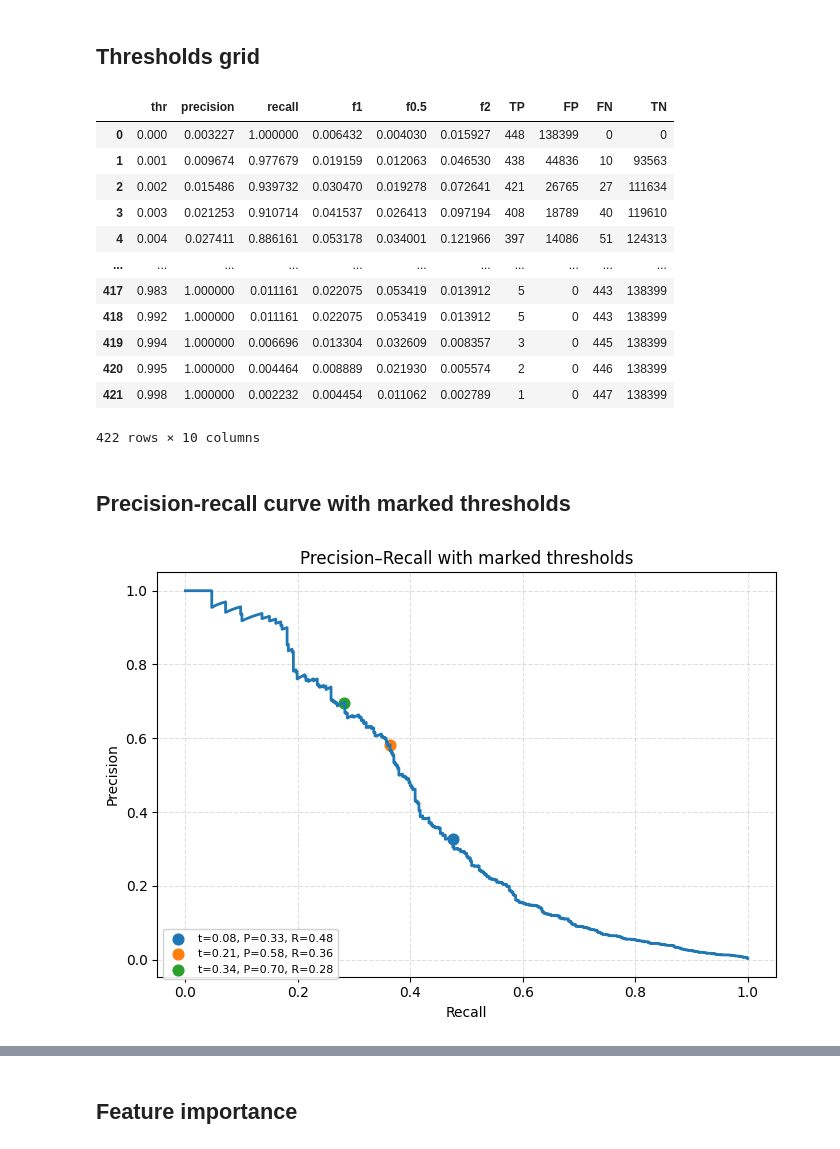
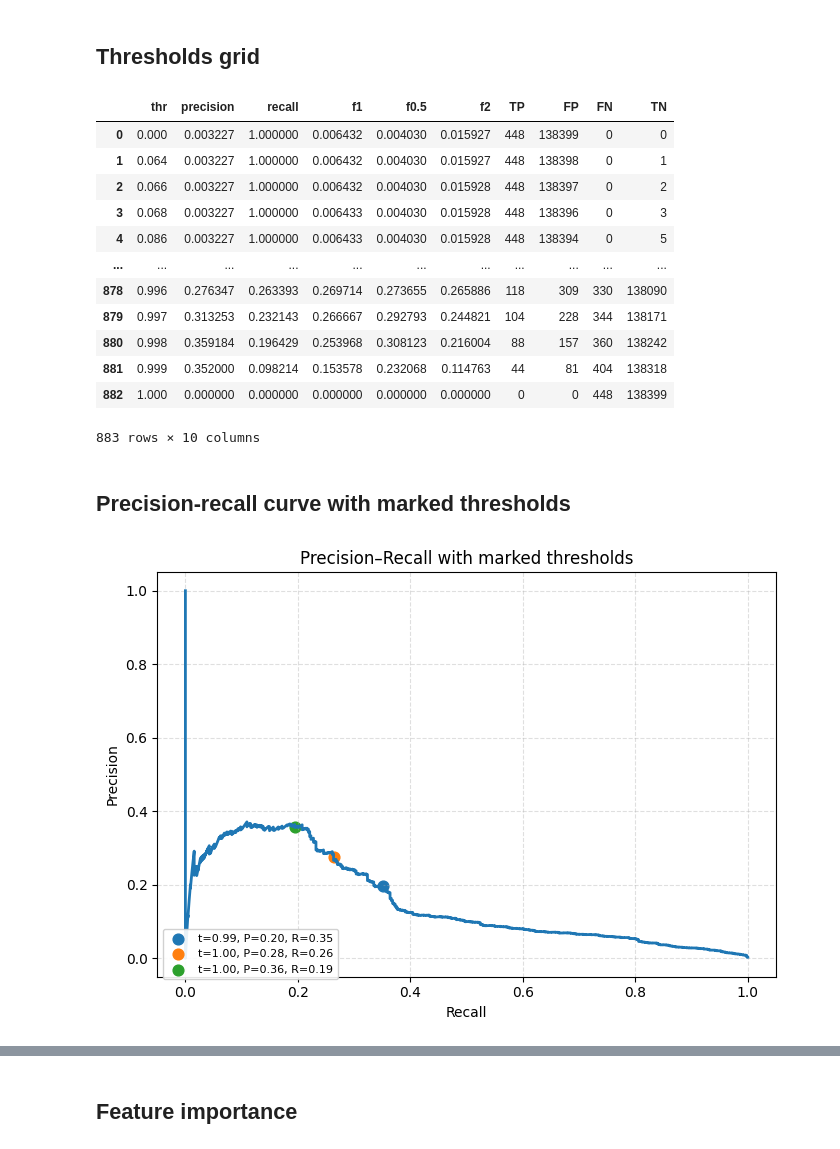
Before and after one commit to vsokoltsov/fraud-transactions-detection, a Jupyter notebook: notebooks/04_01_model_logreg.ipynb, the cells around one changed output, grey strips where cells are left out. Drawn from its saved outputs; the diff is of its cells as text; code cells hidden in the pictures.

```diff
--- a/notebooks/04_01_model_logreg.ipynb
+++ b/notebooks/04_01_model_logreg.ipynb
@@ -161,5 +209,10 @@ ax.set_ylabel("Precision")
 ax.set_title("Precision–Recall with marked thresholds")
 ax.grid(True, ls="--", alpha=0.4)
 plt.tight_layout()
+if init_run_id is not None:
+    plot_path = os.path.join(PLOTS, 'logreg_precision_recall_curve_with_thrs_init.png')
+    plt.savefig(plot_path)
+    mlflow.log_artifact(plot_path, run_id=init_run_id)
+
 plt.show()
 # %% [output]
@@ -246,7 +387,17 @@ Best PR-AUC: 0.15542535996241647
 
 * Based on previous step, we are going to train model with best attributes and verify it on test scope
 # %%
-params = study.best_trial.params
-if "penalty_liblinear" in params:
-    params["penalty"] = params["penalty_liblinear"]
-    del params["penalty_liblinear"]
+best_params = {
+    'class_weight': 'balanced',
+    'random_state': 42,
+    'n_jobs': -1,
+    # **study.best_trial.params
+    **{'solver': 'liblinear',
+    'penalty': 'l2',
+    'l1_ratio': 0.8549121558331885,
+    'tol': 2.9536438768710495e-05,
+    'C': 8.795040322666678,
+    'fit_intercept': False,
+    'max_iter': 1567}
+}
+best_params
@@ -266,10 +464,15 @@ PR AUC: 0.401
 # %% [markdown]
 ## Precision-recall curve
 # %%
-precision, recall, thresholds = precision_recall_curve(y_test, y_logit_pred_proba)
+precision, recall, thresholds = precision_recall_curve(y_test, y_logit_pred_proba_final)
 plt.plot(recall, precision)
 plt.xlabel("Recall")
 plt.ylabel("Precision")
 plt.title("Precision-Recall curve")
+
+if run_id is not None:
+    plot_path = os.path.join(PLOTS, 'logreg_precision_recall_curve_best.png')
+    plt.savefig(plot_path)
+    mlflow.log_artifact(plot_path, run_id=run_id)
 plt.show()
 # %% [output]
@@ -277,7 +480,7 @@ plt.show()
 # %% [markdown]
 ## Thresholds grid
 # %%
-grid_df = thresholds_grid(y_logit_pred_proba, y_test)
+grid_df = thresholds_grid(y_logit_pred_proba_final, y_test)
 max_f1 = grid_df[grid_df["f1"] == grid_df["f1"].max()]
 max_f05 = grid_df[grid_df["f0.5"] == grid_df["f0.5"].max()]
 max_f2 = grid_df[grid_df["f2"] == grid_df["f2"].max()]
@@ -285,41 +488,47 @@ grid_df
 # %% [output]
 |  | thr | precision | recall | f1 | f0.5 | f2 | TP | FP | FN | TN |
 | 0 | 0.000 | 0.003227 | 1.000000 | 0.006432 | 0.004030 | 0.015927 | 448 | 138399 | 0 | 0 |
-| 1 | 0.001 | 0.009674 | 0.977679 | 0.019159 | 0.012063 | 0.046530 | 438 | 44836 | 10 | 93563 |
-| 2 | 0.002 | 0.015486 | 0.939732 | 0.030470 | 0.019278 | 0.072641 | 421 | 26765 | 27 | 111634 |
-| 3 | 0.003 | 0.021253 | 0.910714 | 0.041537 | 0.026413 | 0.097194 | 408 | 18789 | 40 | 119610 |
-| 4 | 0.004 | 0.027411 | 0.886161 | 0.053178 | 0.034001 | 0.121966 | 397 | 14086 | 51 | 124313 |
+| 1 | 0.064 | 0.003227 | 1.000000 | 0.006432 | 0.004030 | 0.015927 | 448 | 138398 | 0 | 1 |
+| 2 | 0.066 | 0.003227 | 1.000000 | 0.006432 | 0.004030 | 0.015928 | 448 | 138397 | 0 | 2 |
+| 3 | 0.068 | 0.003227 | 1.000000 | 0.006433 | 0.004030 | 0.015928 | 448 | 138396 | 0 | 3 |
+| 4 | 0.086 | 0.003227 | 1.000000 | 0.006433 | 0.004030 | 0.015928 | 448 | 138394 | 0 | 5 |
 | ... | ... | ... | ... | ... | ... | ... | ... | ... | ... | ... |
-| 417 | 0.983 | 1.000000 | 0.011161 | 0.022075 | 0.053419 | 0.013912 | 5 | 0 | 443 | 138399 |
-| 418 | 0.992 | 1.000000 | 0.011161 | 0.022075 | 0.053419 | 0.013912 | 5 | 0 | 443 | 138399 |
-| 419 | 0.994 | 1.000000 | 0.006696 | 0.013304 | 0.032609 | 0.008357 | 3 | 0 | 445 | 138399 |
-| 420 | 0.995 | 1.000000 | 0.004464 | 0.008889 | 0.021930 | 0.005574 | 2 | 0 | 446 | 138399 |
-| 421 | 0.998 | 1.000000 | 0.002232 | 0.004454 | 0.011062 | 0.002789 | 1 | 0 | 447 | 138399 |
+| 878 | 0.996 | 0.276347 | 0.263393 | 0.269714 | 0.273655 | 0.265886 | 118 | 309 | 330 | 138090 |
+| 879 | 0.997 | 0.313253 | 0.232143 | 0.266667 | 0.292793 | 0.244821 | 104 | 228 | 344 | 138171 |
+| 880 | 0.998 | 0.359184 | 0.196429 | 0.253968 | 0.308123 | 0.216004 | 88 | 157 | 360 | 138242 |
+| 881 | 0.999 | 0.352000 | 0.098214 | 0.153578 | 0.232068 | 0.114763 | 44 | 81 | 404 | 138318 |
+| 882 | 1.000 | 0.000000 | 0.000000 | 0.000000 | 0.000000 | 0.000000 | 0 | 0 | 448 | 138399 |
-422 rows × 10 columns
+883 rows × 10 columns
 # %% [markdown]
 ## Precision-recall curve with marked thresholds
 # %%
 fig, ax = plt.subplots(figsize=(7, 5))
 ax.plot(recall, precision, lw=2)
 
 mark_thrs = [max_f2.thr.values[0], max_f1.thr.values[0], max_f05.thr.values[0]]
 
 points = pr_at_thresholds(mark_thrs, thresholds, precision, recall)
 
 handles = []
 for t, p, r, i in points:
     plt.scatter(r, p, s=60, label=f"t={t:.2f}, P={p:.2f}, R={r:.2f}")
 plt.legend(fontsize=8, loc="lower left")
 
 ax.legend(
     fontsize=8, loc="lower left", bbox_to_anchor=(0, -0.02), ncol=1, framealpha=0.9
 )
 ax.set_xlabel("Recall")
 ax.set_ylabel("Precision")
 ax.set_title("Precision–Recall with marked thresholds")
 ax.grid(True, ls="--", alpha=0.4)
 plt.tight_layout()
+
+if run_id is not None:
+    plot_path = os.path.join(PLOTS, 'logreg_precision_recall_curve_with_thrs_best.png')
+    plt.savefig(plot_path)
+    mlflow.log_artifact(plot_path, run_id=init_run_id)
+
 plt.show()
 # %% [output]
-[figure, old version]
+[figure, new version]
 # %%
```
Also changed, not shown: parts of 27 cells of this notebook.
